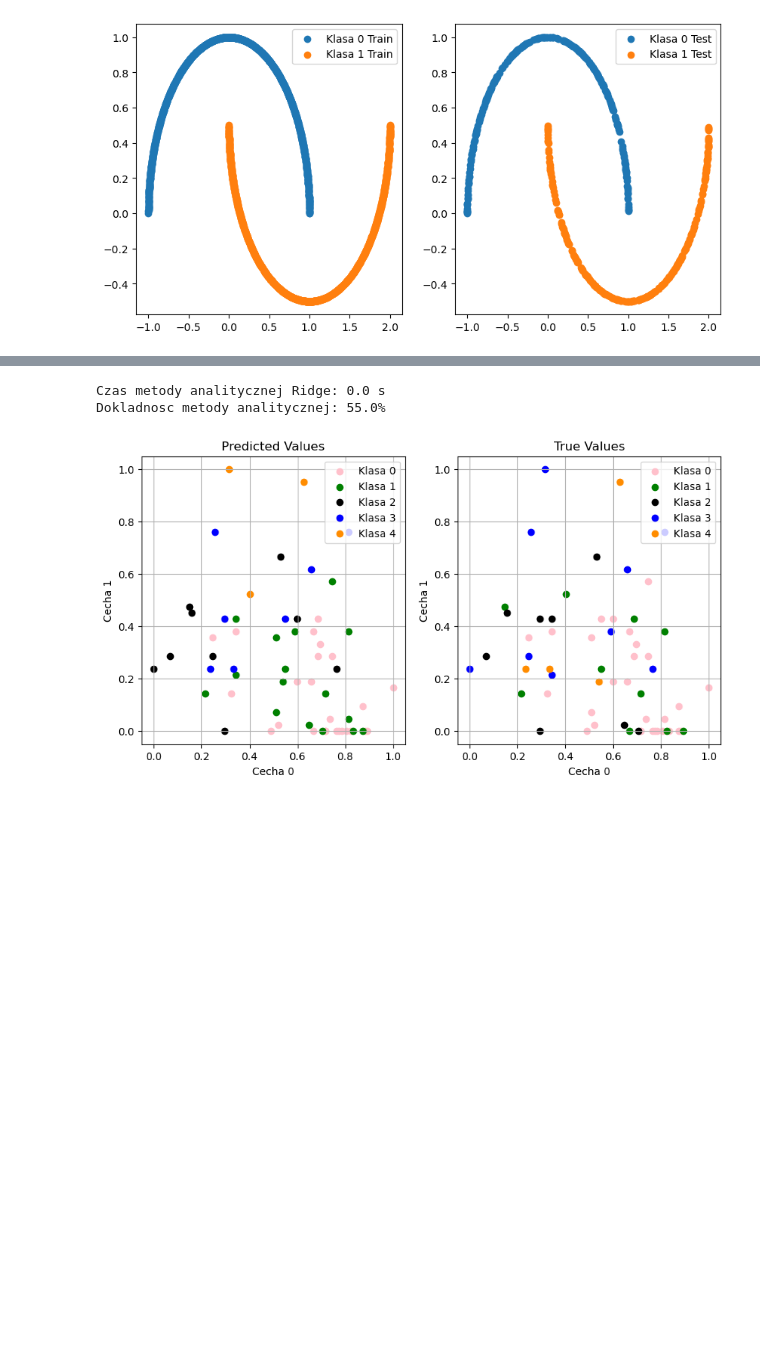
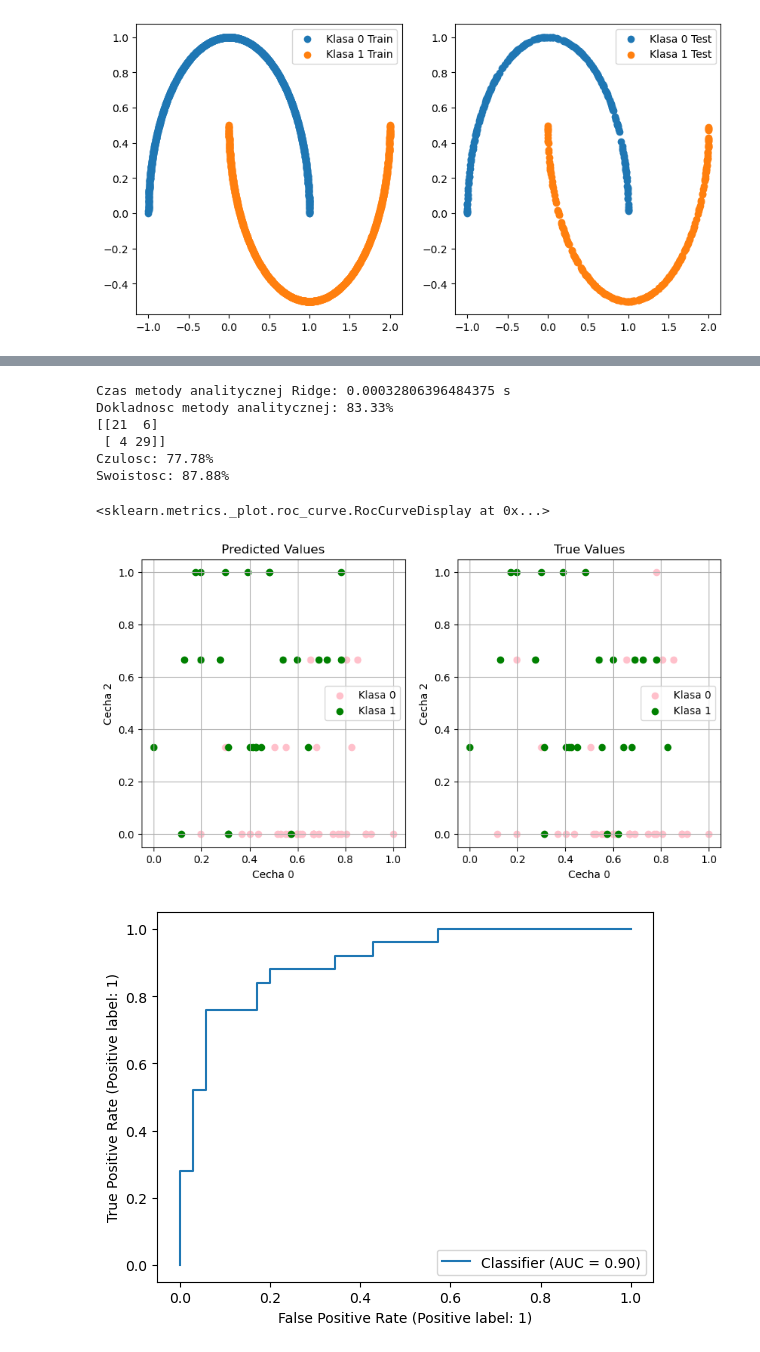
Before and after one commit to HaZhul/ML-models, a Jupyter notebook: PUM2/2_254397_Dominik_Pabiniak.ipynb, the cells around one changed output, grey strips where cells are left out. Drawn from its saved outputs; the diff is of its cells as text; code cells hidden in the pictures; blank space fills up the shorter version.

```diff
--- a/PUM2/2_254397_Dominik_Pabiniak.ipynb
+++ b/PUM2/2_254397_Dominik_Pabiniak.ipynb
@@ -387,6 +394,7 @@ Czas metody analitycznej Ridge: 0.0039865970611572266 s
 # %%
 #Missing values: ca, thal
 column_names = ['age', 'sex', 'cp', 'trestbps', 'chol', 'fbs', 'restecg', 'thalach', 'exang', 'oldpeak', 'slope', 'ca', 'thal', 'num']
+column_names2 = np.array(['age', 'sex', 'cp', 'trestbps', 'chol', 'fbs', 'restecg', 'thalach', 'exang', 'oldpeak', 'slope', 'ca', 'thal'])
 
 heart_cleveland = pd.read_csv('HeartCleveland.csv', names=column_names, na_values='?')
 
@@ -396,6 +404,8 @@ print(f'Brakujace wartosci:\n{missing_values_count}')
 heart_cleveland = heart_cleveland.dropna()
 missing_values_count = heart_cleveland.isnull().sum()
 print(f'Brakujace wartosci po usunieciu:\n{missing_values_count}')
+
+heart_cleveland['num'].clip(upper=1, inplace=True)
 
 average = []
 minimum = []
@@ -424,9 +434,10 @@ for column in column_names[:-1]:
     # plt.hist([healthy[column], sick[column]], bins=10, color=['g', 'r'], label=['healthy', 'sick'])
     # plt.legend()
     # plt.title(column)
-
-
-print(f'Srednia/dominanta: {average}\nMinimum: {minimum}\nMaksimum: {maximum}\nOdchylenie standardowe: {std_deviation}')
+index_data = ['average', 'minimum', 'maximum', 'std_deviation']
+data = pd.DataFrame([average, minimum, maximum, std_deviation], columns=column_names2, index=index_data)
+# print(f'Srednia/dominanta: {average}\nMinimum: {minimum}\nMaksimum: {maximum}\nOdchylenie standardowe: {std_deviation}')
+data
 # %% [output]
 Brakujace wartosci:
 age         0
@@ -481,52 +502,68 @@ min_val = np.min(X_test_2, axis=0)
 max_val = np.max(X_test_2, axis=0)
 X_test_2 = (X_test_2 - min_val) / (max_val - min_val)
 
-min_val = np.min(y_train_2, axis=0)
-max_val = np.max(y_train_2, axis=0)
-y_train_2 = (y_train_2 - min_val) / (max_val - min_val)
+# min_val = np.min(y_train_2, axis=0)
+# max_val = np.max(y_train_2, axis=0)
+# y_train_2 = (y_train_2 - min_val) / (max_val - min_val)
 # %%
 start = time.time()
-# lambda_2 = 0.001
-# I = np.ones_like((X_train_2.T @ X_train_2))
-lambda_2 = 0.001
+
+y_train_2 = np.array([1 if element == 1 else -1 for element in y_train_2])
+
+lambda_2 = 1
 I = np.eye(len(X_train_2.T @ X_train_2))
+
 theta = np.linalg.inv(X_train_2.T @ X_train_2 + lambda_2 * I) @ X_train_2.T @ y_train_2
 y_pred_2 = X_test_2 @ theta
+
+y_pred_2_4 = np.array([1 if yp > 0 else 0 for yp in y_pred_2])
+
 end = time.time()
 print(f'Czas metody analitycznej Ridge: {end - start} s')
 
-# y_pred_2_4 = np.array([0 if y_p <= 0.5 else (1 if y_p > 0.5 and y_p <= 1.5 else (2 if y_p > 1.5 and y_p <= 2.5 else (3 if y_p > 2.5 and y_p <= 3.5 else 4))) for y_p in y_pred_2])
-y_pred_2_4 = np.array([0 if y_p <= 0.2 else (1 if y_p > 0.2 and y_p <= 0.4 else (2 if y_p > 0.4 and y_p <= 0.6 else (3 if y_p > 0.6 and y_p <= 0.8 else 4))) for y_p in y_pred_2])
 
-feature = [0, 1]
-colors = ['pink', 'green', 'black', 'blue', 'darkorange']
-labels = ['Klasa 0', 'Klasa 1', 'Klasa 2', 'Klasa 3', 'Klasa 4']
+feature = [0, 2]
+colors = ['pink', 'green']
+labels = ['Klasa 0', 'Klasa 1']
 
 
 plt.figure(figsize=(10, 5))
-for i in range(0, 5):
+for i in range(0, 2):
     plt.subplot(1, 2, 1)
     X_plot = X_test_2[y_pred_2_4 == i]
     plt.scatter(X_plot[:,feature[0]], X_plot[:,feature[1]], color=colors[i], marker='o', label=labels[i])
 plt.legend()
 plt.title('Predicted Values')
 plt.grid()
 plt.xlabel(f'Cecha {feature[0]}')
 plt.ylabel(f'Cecha {feature[1]}')
 
 plt.subplot(1, 2, 2)
-for i in range(0, 5):
+for i in range(0, 2):
     X_plot = X_test_2[y_test_2 == i]
     plt.scatter(X_plot[:,feature[0]], X_plot[:,feature[1]], color=colors[i], marker='o', label=labels[i])
 plt.legend()
 plt.title('True Values')
 plt.grid()
 plt.xlabel(f'Cecha {feature[0]}')
 plt.ylabel(f'Cecha {feature[1]}')
 
-accuracy = round((sum([1 if tp == yp else 0 for (tp, yp) in zip(y_test_2, y_pred_2_4)])/len(y_test_2) * 100), 2)
-print(f'Dokladnosc metody analitycznej: {accuracy}%')
+accuracy_2 = accuracy_score(y_test_2, y_pred_2_4)
+print(f'Dokladnosc metody analitycznej: {round((accuracy_2 * 100), 2)}%')
+
+macierz_pomylek_2 = macierz_pomylek(y_test_2, y_pred_2_4)
+print(macierz_pomylek_2)
+print(f'Czulosc: {sensitivity(macierz_pomylek_2)}%\nSwoistosc: {specificity(macierz_pomylek_2)}%')
+
+# y_scores = r_classifier.decision_function(X_test)
+RocCurveDisplay.from_predictions(y_test_2, y_pred_2)
 # %% [output]
-Czas metody analitycznej Ridge: 0.0 s
-Dokladnosc metody analitycznej: 55.0%
+Czas metody analitycznej Ridge: 0.00032806396484375 s
+Dokladnosc metody analitycznej: 83.33%
+[[21  6]
+ [ 4 29]]
+Czulosc: 77.78%
+Swoistosc: 87.88%
+<sklearn.metrics._plot.roc_curve.RocCurveDisplay at 0x...>
-[figure, old version]
+[figure, new version]
+[figure, added]
```
Also changed, not shown: parts of 8 cells of this notebook.
